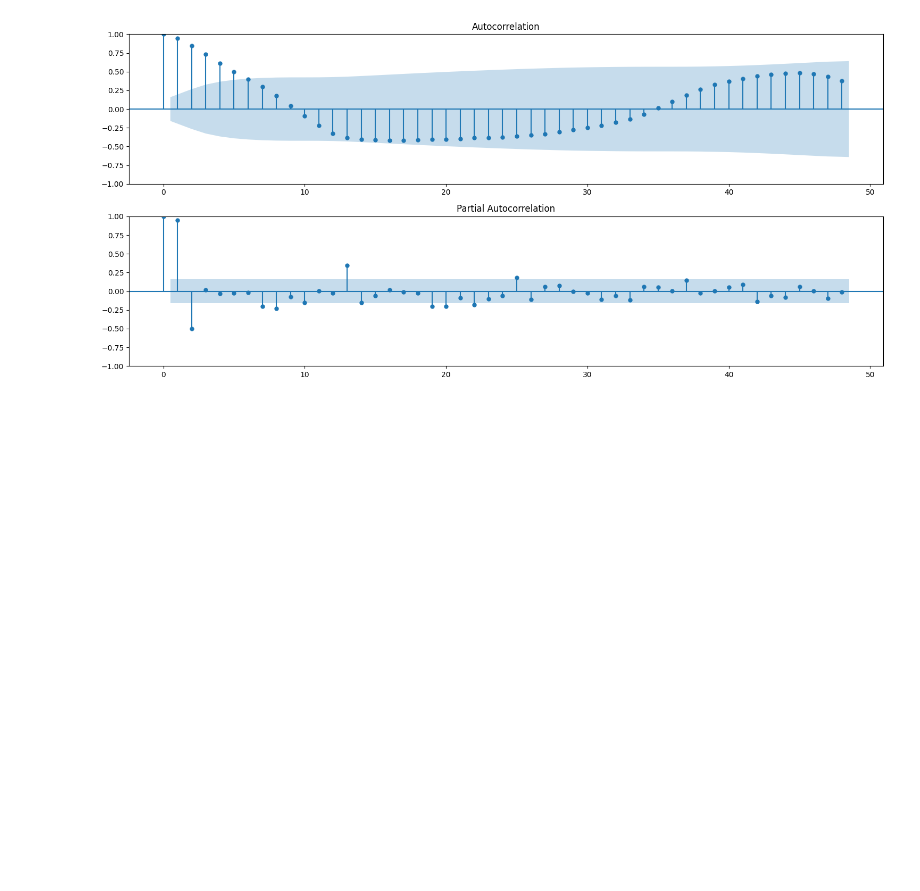
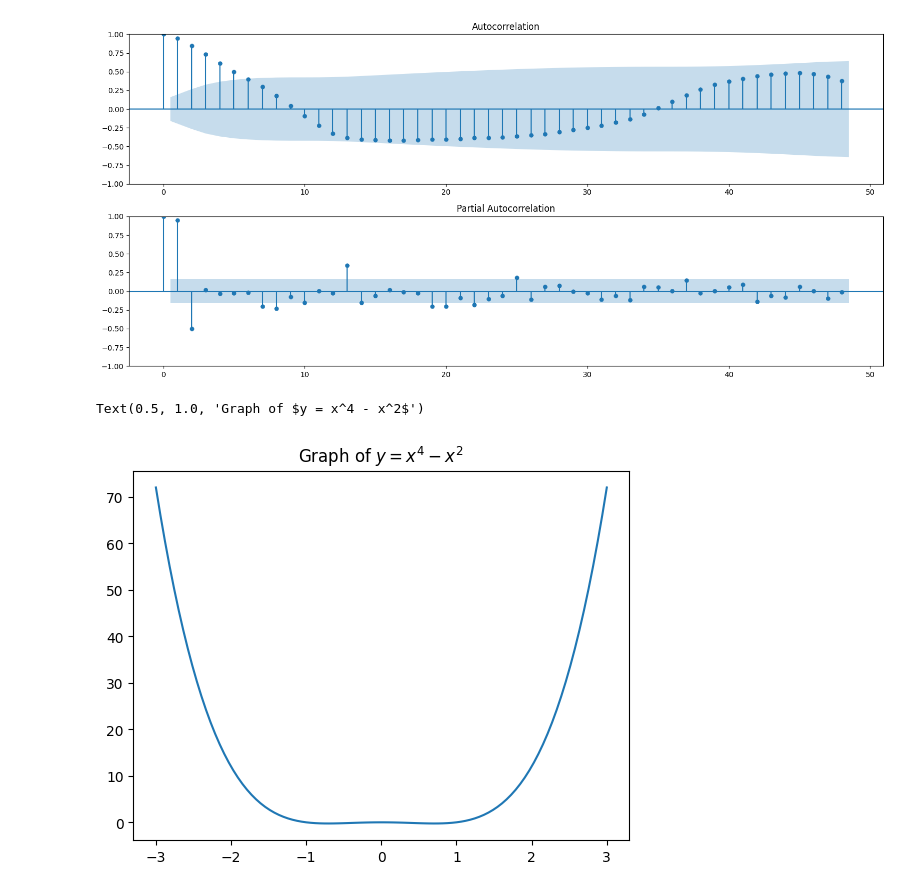
Before and after one commit to zamanmiraz/predict-crypto, a Jupyter notebook: notebooks/bitcoin/bitcoin_predict.ipynb, the cells around one changed output. Saved outputs shown, nothing was run; the diff lists cells and outputs as text; code cells hidden in the pictures; blank space fills up the shorter version.

```diff
--- a/notebooks/bitcoin/bitcoin_predict.ipynb
+++ b/notebooks/bitcoin/bitcoin_predict.ipynb
@@ -496,3 +496,14 @@ plt.tight_layout()
 plt.show()
 # %% [output]
 [figure]
+# %%
+# draw a x^4 -x^2 graph
+import matplotlib.pyplot as plt
+import numpy as np
+x = np.linspace(-3, 3, 100)
+y = x**4 - x**2
+plt.plot(x, y)
+plt.title('Graph of $y = x^4 - x^2$')
+# %% [output]
+Text(0.5, 1.0, 'Graph of $y = x^4 - x^2$')
+[figure, added]
```
Also changed, not shown: 3 other files.
